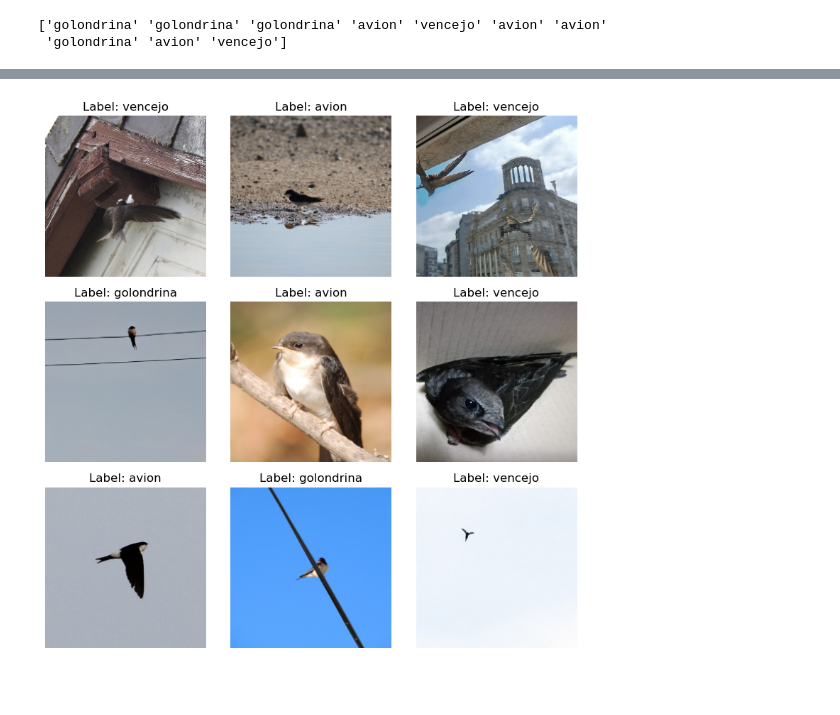
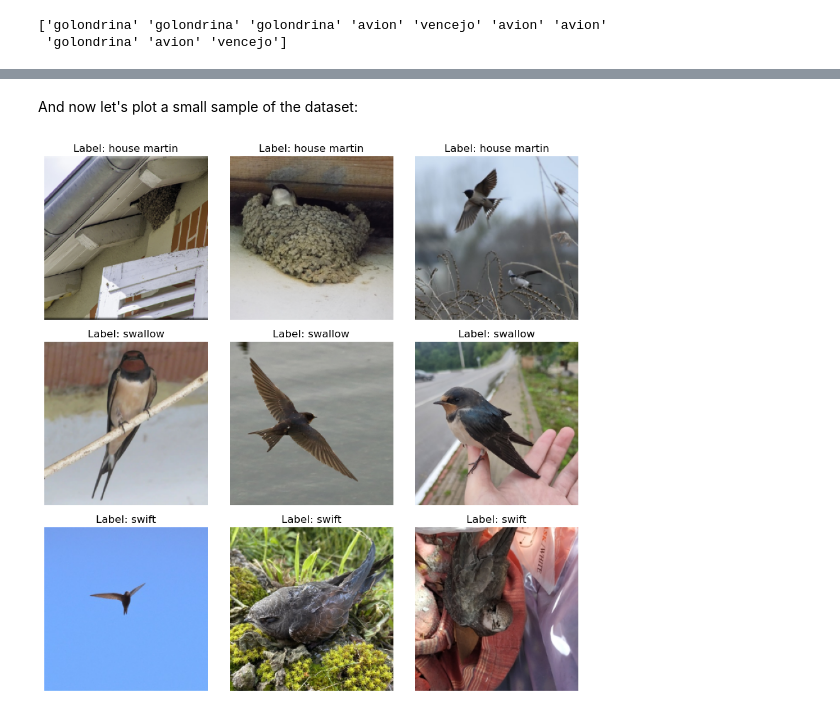
Before and after one commit to jgbeni/BirdPics, a Jupyter notebook: download_dataset.ipynb, the cells around one changed output, grey strips where cells are left out. Cells and saved outputs as stored; diff of their text form; code cells hidden in the pictures; blank space fills up the shorter version.

```diff
--- a/download_dataset.ipynb
+++ b/download_dataset.ipynb
@@ -51,13 +68,23 @@ print(Y_train[0:10])
+# %% [markdown]
+And now let's plot a small sample of the dataset:
 # %%
-seed = 0
+# Set random seed for reproducibility
+seed = 2
 np.random.seed(seed)
-random_sample = np.random.choice(X_train.shape[0], size=9, replace=False)
-fig,ax = plt.subplots(3, 3, figsize=(8, 8))
-for i, idx in enumerate(random_sample):
-    ax[i // 3, i % 3].imshow(X_train[idx])
-    ax[i // 3, i % 3].set_title(f"Label: {Y_train[idx]}")
-    ax[i // 3, i % 3].axis('off')
+
+# Visualize some samples from each class
+labels = np.unique(Y_train) # list of unique labels
+
+fig,ax = plt.subplots(3, 3, figsize=(9, 9))
+for i in range(len(labels)):
+    idx = np.where(Y_train == labels[i])[0] # indices of samples with the current label
+    random_sample = np.random.choice(idx, size=3, replace=False) # randomly select 3 samples
+    X = X_train[np.sort(random_sample)] # get the images for the selected samples
+    for j in range(3):
+        ax[i, j].imshow(X[j]) # display the image
+        ax[i, j].axis('off')
+        ax[i, j].set_title(f"Label: {label_in_english(labels[i])}") # set title with English label
 plt.tight_layout()
 plt.show()
 # %% [output]
-[figure, old version]
+[figure, new version]
```
Also changed, not shown: parts of 4 cells of this notebook, 2 other files.
